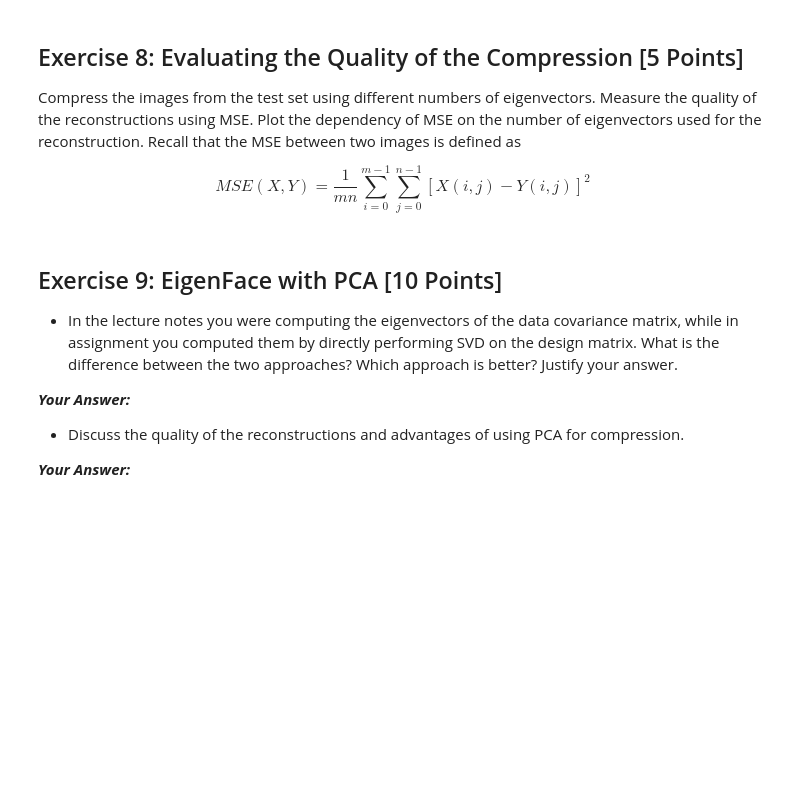
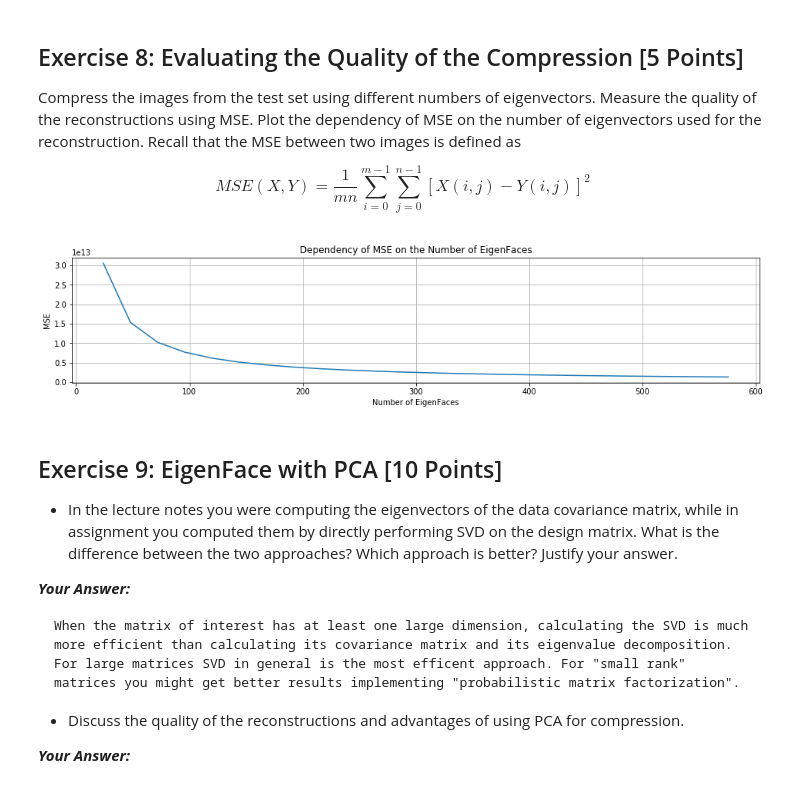
Before and after one commit to lars4/Machine-Learning, a Jupyter notebook: assignment3/Assignment3.ipynb, the cells around one changed output. Drawn from its saved outputs; the diff is of its cells as text; code cells hidden in the pictures; blank space fills up the shorter version.

```diff
--- a/assignment3/Assignment3.ipynb
+++ b/assignment3/Assignment3.ipynb
@@ -276,30 +276,33 @@ $$MSE(X,Y)= \frac { 1 } { m n } \sum _ { i = 0 } ^ { m - 1 } \sum _ { j = 0 } ^
 # %%
 num_eigen_vectors_list = range(24,577,24)
 mse_list = []
 
 for num_eigen_vectors in num_eigen_vectors_list:
     basis = Vh[:num_eigen_vectors,:].T
 
     eigen_coefficients, reconstruction = getEigenImages(X_faces_test, basis)
 
     #######################################################################
     # TODO:                                                               #
     #      Compute MSE between reconstruction and original image          #
     #######################################################################
 
-    pass
+    MSE = ((reconstruction - X_faces_test[:num_eigen_vectors, :]) ** 2).mean()
+    mse_list.append(MSE)
 
     #######################################################################
     #                         END OF YOUR CODE                            #
     #######################################################################
 
 fig, ax = plt.subplots()
 ax.plot(num_eigen_vectors_list, mse_list)
 
 ax.set(xlabel='Number of EigenFaces', ylabel='MSE',
        title='Dependency of MSE on the Number of EigenFaces')
 ax.grid()
 plt.show()
+# %% [output]
+[figure, added]
 # %% [markdown]
 ## Exercise 9: EigenFace with PCA [10 Points]
 
@@ -307,6 +310,8 @@ plt.show()
 
 ***Your Answer:***
 
+    When the matrix of interest has at least one large dimension, calculating the SVD is much more efficient than calculating its covariance matrix and its eigenvalue decomposition. For large matrices SVD in general is the most efficent approach. For "small rank" matrices you might get better results implementing "probabilistic matrix factorization".
+
 
 * Discuss the quality of the reconstructions and advantages of using PCA for compression.
 
```
Also changed, not shown: parts of 7 cells of this notebook, 2 other files.
